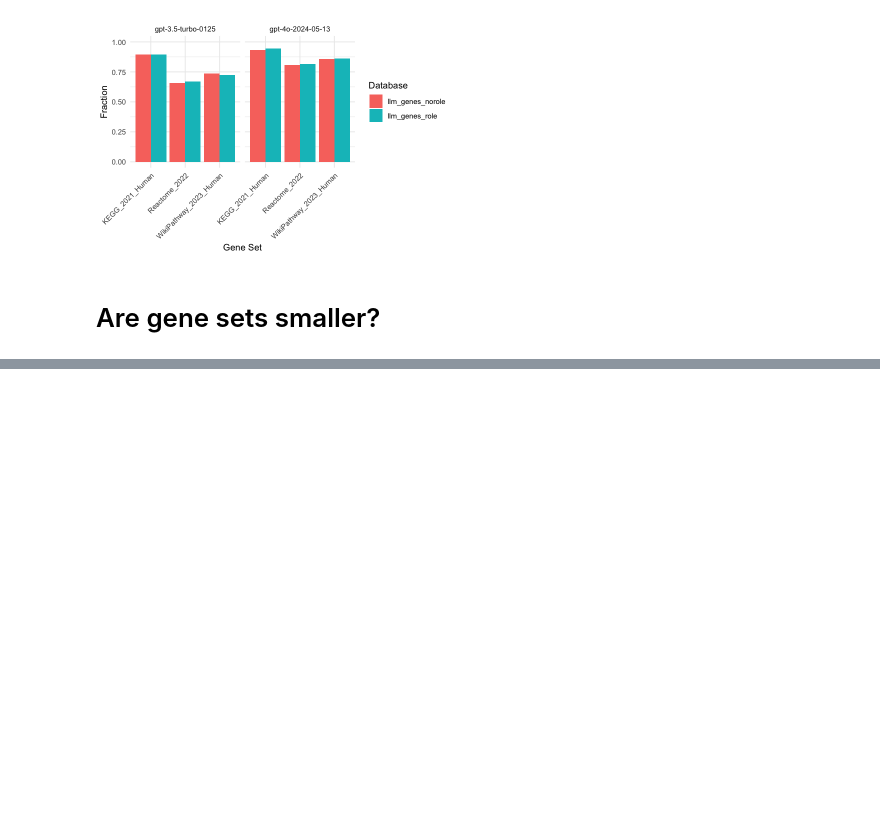
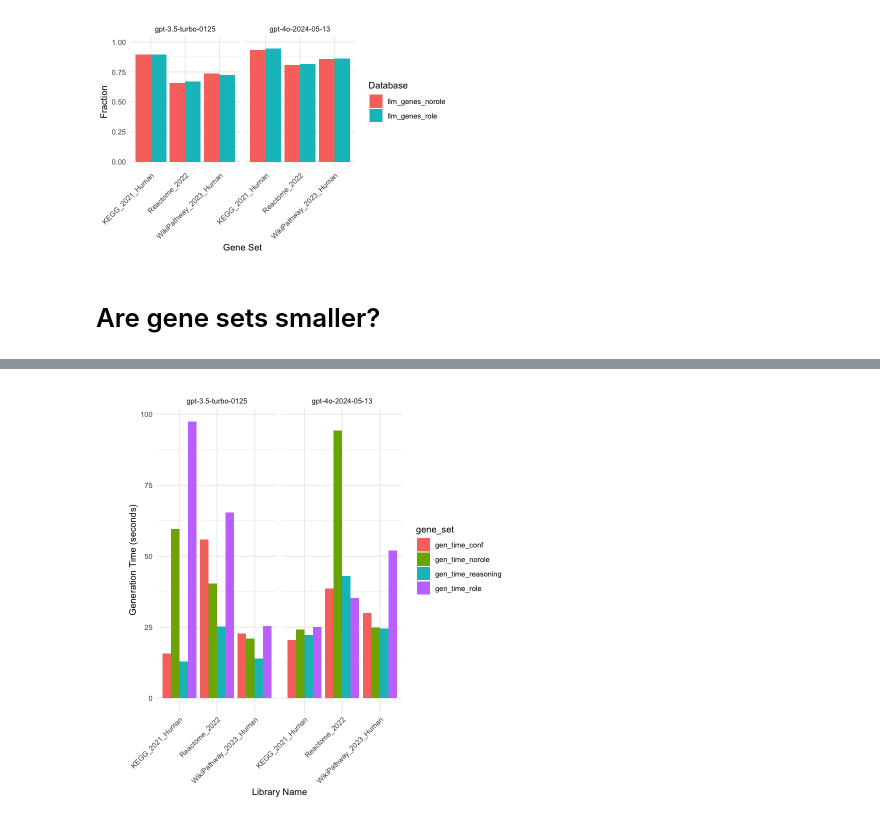
Before and after one commit to Alector-BIO/llm2geneset, a Jupyter notebook: notebooks/figures_zia.ipynb, the cells around one changed output, grey strips where cells are left out. Drawn from its saved outputs; the diff is of its cells as text; code cells hidden in the pictures; blank space fills up the shorter version.

```diff
--- a/notebooks/figures_zia.ipynb
+++ b/notebooks/figures_zia.ipynb
@@ -383,0 +416,7 @@ A tibble: 3 × 9
+# %%
+data <- readr::read_tsv("gen_time.tsv")
+
+df_long <- data %>%
+  pivot_longer(cols = c(gen_time_role, gen_time_norole, gen_time_reasoning, gen_time_conf),
+               names_to = "gene_set", values_to = "gen_time")
+df_long
@@ -383,0 +451,17 @@ A tibble: 3 × 9
+# %%
+
+
+gen_fig <- ggplot(df_long, aes(x = lib_name, y = gen_time, fill = gene_set)) +
+  geom_bar(stat = "identity", position = position_dodge()) +
+  facet_wrap(~model) +
+ labs(x = "Library Name", y = "Generation Time (seconds)") +
+  theme_minimal() +
+  theme(
+    axis.text.x = element_text(angle = 45, hjust = 1),
+    plot.margin = margin(10, 10, 10, 40)
+  )
+
+ggsave(gen_fig, file="figures/gen_time_strategies.pdf", width=8, height=4)
+gen_fig
+# %% [output]
+[figure, added]
```
Also changed, not shown: parts of 7 cells of this notebook, 3 other files.
